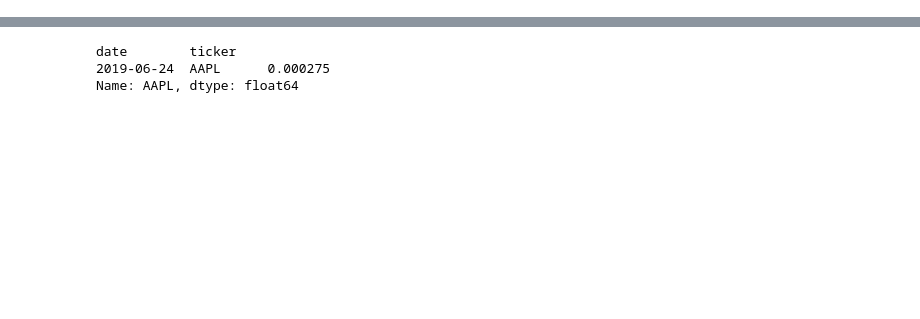
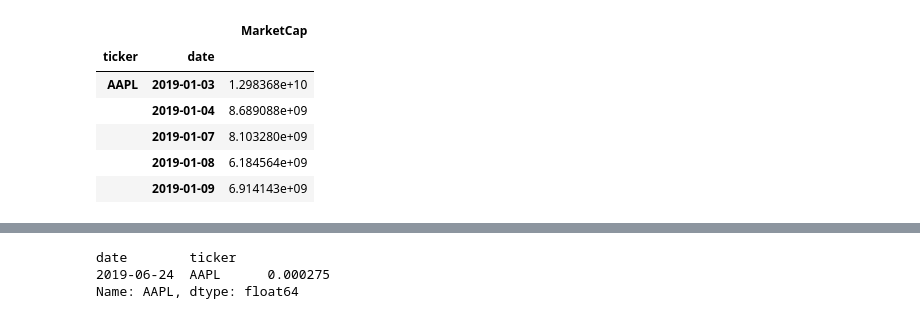
Before and after one commit to layoups/index-funds, a Jupyter notebook: preprocessing.ipynb, the cells around one changed output, grey strips where cells are left out. Cells and saved outputs as stored; diff of their text form; code cells hidden in the pictures; blank space fills up the shorter version.

Commit message:
first index

```diff
--- a/preprocessing.ipynb
+++ b/preprocessing.ipynb
@@ -61,3 +61,21 @@ ticker_data.head()
 |  | 2019-01-07 | 37.207500 | 36.474998 | 37.174999 | 36.982498 | 219111200.0 | -0.002226 | 242.701736 | 0.0241 | 0.007885 | NaN | ... |
 |  | 2019-01-08 | 37.955002 | 37.130001 | 37.389999 | 37.687500 | 164101200.0 | 0.019063 | 244.981995 | 0.0241 | 0.009395 | NaN | ... |
 |  | 2019-01-09 | 38.632500 | 37.407501 | 37.822498 | 38.327499 | 180396400.0 | 0.016982 | 246.126907 | 0.0240 | 0.004673 | NaN | ... |
+# %%
+market_caps = pd.DataFrame(
+    ticker_data.reset_index(level=[0, 1]).groupby(['ticker', 'date']).apply(
+        lambda x: x.close * x.volume
+    )
+)
+market_caps.reset_index(level=2, drop=True, inplace=True)
+market_caps.rename(columns={0: "MarketCap"}, inplace=True)
+# %%
+market_caps.head()
+# %% [output]
+|  |  | MarketCap |
+| ticker | date |  |
+| AAPL | 2019-01-03 | 1.298368e+10 |
+|  | 2019-01-04 | 8.689088e+09 |
+|  | 2019-01-07 | 8.103280e+09 |
+|  | 2019-01-08 | 6.184564e+09 |
+|  | 2019-01-09 | 6.914143e+09 |
```
Also changed, not shown: parts of 6 cells of this notebook, 2 other files.
